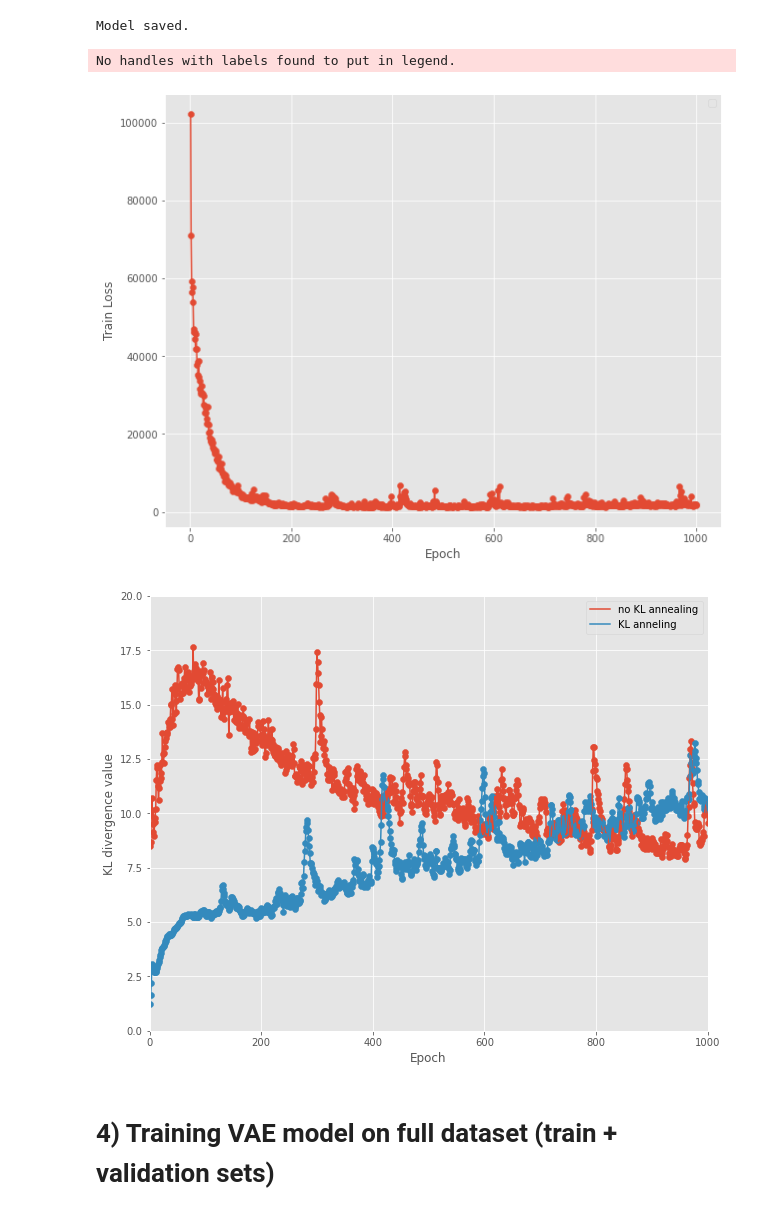
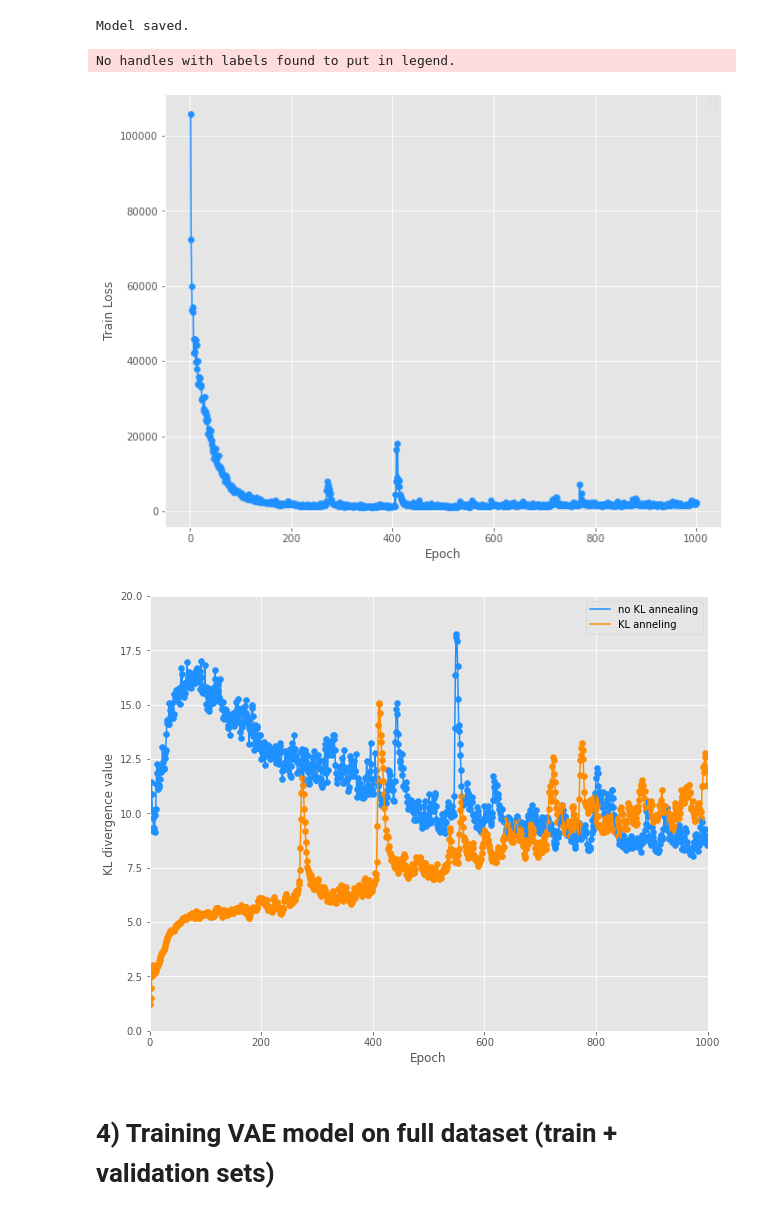
Before and after one commit to stacyshcherbakova/genome-minimiser, a Jupyter notebook: main.ipynb, the cells around one changed output. Drawn from its saved outputs; the diff is of its cells as text; code cells hidden in the pictures.

```diff
--- a/main.ipynb
+++ b/main.ipynb
@@ -505,7 +504,6 @@ hidden_dim = 512
 latent_dim = 64
 beta_start = 0.1
 beta_end = 1.0
-free_bits = 0.1
 n_epochs = 10
 
 # Model
@@ -518,7 +516,7 @@ num_epochs = 1000
 
 # Gradient clipping and scheduler
 optimizer = torch.optim.Adam(model.parameters(), lr=1e-3)
-scheduler = torch.optim.lr_scheduler.CosineAnnealingLR(optimizer, T_max=10, eta_min=0)
+scheduler = torch.optim.lr_scheduler.StepLR(optimizer, step_size=20, gamma=0.5)
 
 # Collecting data for visualisation
 train_loss_vals1 = []
@@ -801,8 +797,8 @@ print("Model saved.")
 Model saved.
 # %%
 plt.figure(figsize=(10,8))
-plt.scatter(epochs, train_loss_vals2)
-plt.plot(epochs, train_loss_vals2)
+plt.scatter(epochs, train_loss_vals2, color='dodgerblue')
+plt.plot(epochs, train_loss_vals2, color='dodgerblue')
 plt.xlabel('Epoch')
 plt.ylabel('Train Loss')
 plt.legend()
@@ -810,22 +806,22 @@ plt.savefig("train_loss_small_d2.pdf", format="pdf", bbox_inches="tight")
 plt.show()
 # %% [output]
 No handles with labels found to put in legend.
-[figure, old version]
+[figure, new version]
 # %%
 plt.figure(figsize=(10,8))
-plt.scatter(epochs, kl_divergences_no_beta)
-plt.plot(epochs, kl_divergences_no_beta, label = 'no KL annealing')
-plt.scatter(epochs, kl_divergences_beta)
-plt.plot(epochs, kl_divergences_beta, label = 'KL anneling')
+plt.scatter(epochs, kl_divergences_no_beta, color='dodgerblue')
+plt.plot(epochs, kl_divergences_no_beta, label = 'no KL annealing', color='dodgerblue')
+plt.scatter(epochs, kl_divergences_beta, color='darkorange')
+plt.plot(epochs, kl_divergences_beta, label = 'KL anneling', color='darkorange')
 plt.xlim(0, 1000)
 plt.ylim(0, 20)
 plt.xlabel('Epoch')
 plt.ylabel('KL divergence value')
 plt.legend()
 plt.savefig("kl_divergence_comparison_1_2.pdf", format="pdf", bbox_inches="tight")
 plt.show()
 # %% [output]
-[figure, old version]
+[figure, new version]
 # %% [markdown]
 # 4) Training VAE model on full dataset (train + validation sets)
 # %% [markdown]
```
Also changed, not shown: parts of 48 cells of this notebook, 15 other files.
